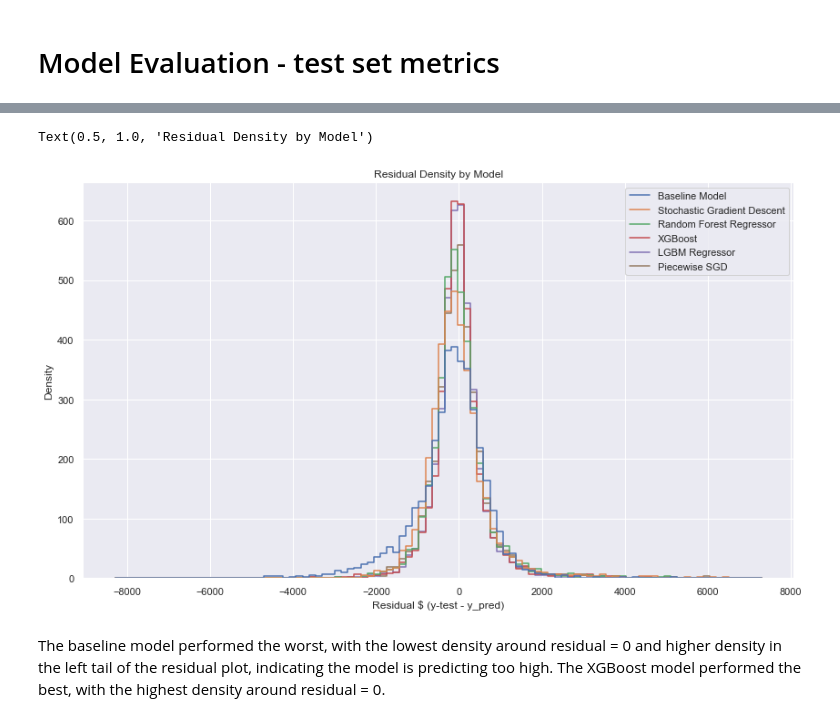
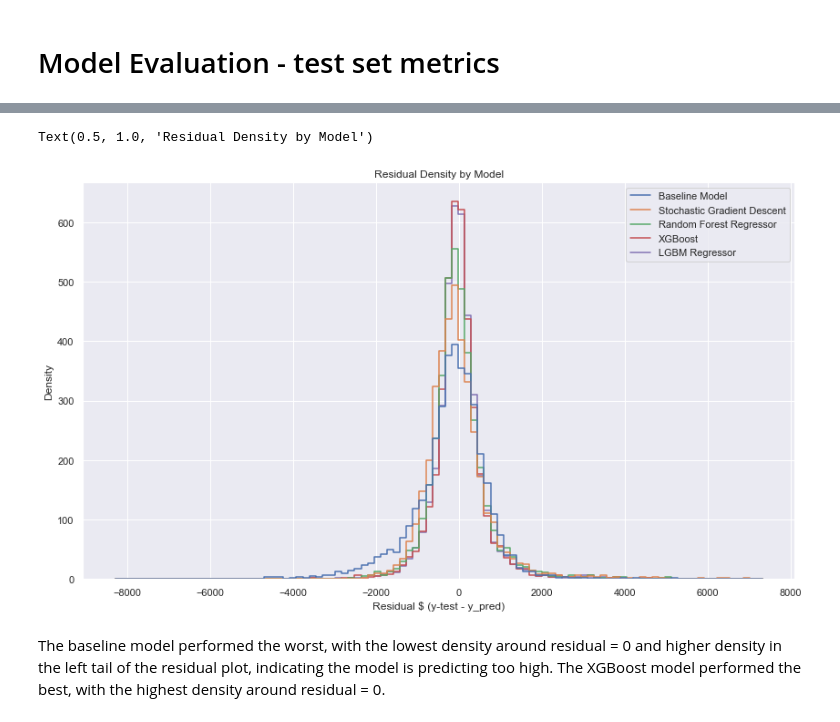
Before and after one commit to melissavhan/Craigslist-Rent-Prediction, a Jupyter notebook: notebooks/Craigslist_Preprocessing_Modeling_combined-nh_models.ipynb, the cells around one changed output, grey strips where cells are left out. Saved outputs shown, nothing was run; the diff lists cells and outputs as text; code cells hidden in the pictures.

```diff
--- a/notebooks/Craigslist_Preprocessing_Modeling_combined-nh_models.ipynb
+++ b/notebooks/Craigslist_Preprocessing_Modeling_combined-nh_models.ipynb
@@ -1205,16 +1422,17 @@ score_tab
 # %%
-d = {"Baseline Model": y_test-y_pred_baseline, "Stochastic Gradient Descent": y_test-y_pred_sgd, "Random Forest Regressor": y_test-y_pred_rf, "XGBoost": y_test-y_pred_xgb, "LGBM Regressor": y_test-y_pred_lgb, "Piecewise SGD": y_test-y_pred_piecewise}
+d = {"Baseline Model": y_test-y_pred_baseline, "Stochastic Gradient Descent": y_test-y_pred_sgd, "Random Forest Regressor": y_test-y_pred_rf, "XGBoost": y_test-y_pred_xgb, "LGBM Regressor": y_test-y_pred_lgb}
 models_pred = pd.DataFrame(d)
 
 # Create a histplot of the residual densities comparing the performance of each of the models
+# Exclude the piecewise models as they are an extension of the SGD model
 sns.set(rc={"figure.figsize":(14, 8)})
 s = sns.histplot(models_pred, bins=100, element="step", fill=False)
 plt.ylabel('Density')
 plt.xlabel('Residual $ (y-test - y_pred)')
 plt.title('Residual Density by Model')
 # %% [output]
 Text(0.5, 1.0, 'Residual Density by Model')
-[figure, old version]
+[figure, new version]
 # %% [markdown]
 The baseline model performed the worst, with the lowest density around residual = 0 and higher density in the left tail of the residual plot, indicating the model is predicting too high.
 The XGBoost model performed the best, with the highest density around residual = 0.
```
Also changed, not shown: parts of 91 cells of this notebook.
